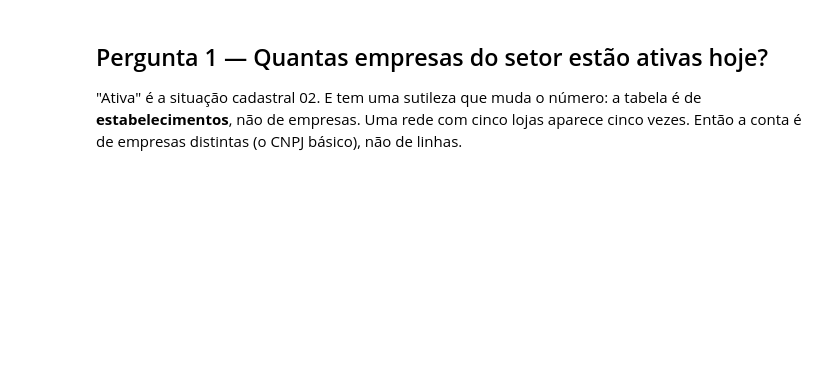
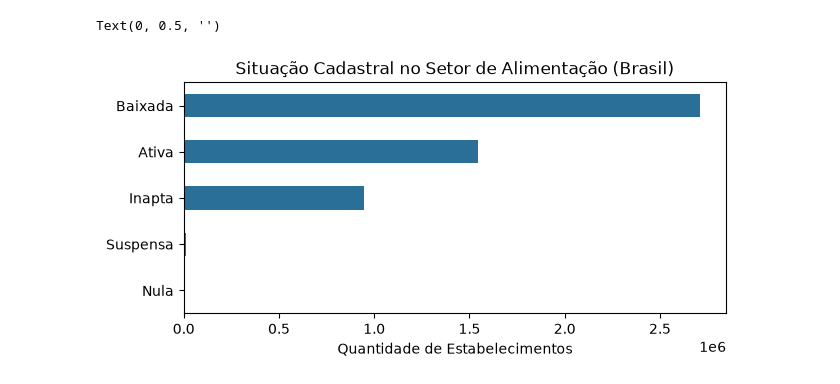
Before and after one commit to christiano-gonara/teste-abrasel-dados, a Jupyter notebook: notebooks/analise_abrasel.ipynb, the cells around one changed output. Cells and saved outputs as stored; diff of their text form; code cells hidden in the pictures; blank space fills up the shorter version.

```diff
--- a/notebooks/analise_abrasel.ipynb
+++ b/notebooks/analise_abrasel.ipynb
@@ -44,22 +18,20 @@ documentação oficial (salva em `docs/layout_rfb_cnpj.pdf`).
 # %%
 from pathlib import Path
-
 import duckdb
-import matplotlib.pyplot as plt
 import pandas as pd
 
-RAIZ = Path.cwd()
-if not (RAIZ / "dados").exists():          # se o notebook abrir de dentro de notebooks/
-    RAIZ = RAIZ.parent
+# Localiza os dados tratados
+RAIZ = Path.cwd() if (Path.cwd() / "dados").exists() else Path.cwd().parent
+con = duckdb.connect()
 
-con = duckdb.connect()
+# Visão analítica principal
 con.execute(f"CREATE VIEW base AS SELECT * FROM read_parquet('{RAIZ}/dados/tratados/base_afl.parquet')")
-con.execute(f"CREATE VIEW aberturas AS SELECT * FROM "
-            f"read_csv('{RAIZ}/dados/tratados/aberturas_por_ano.csv')")
 
-print(con.sql('''
-    SELECT count(*) AS estabelecimentos_do_setor,
-           count(DISTINCT cnpj_basico) AS empresas_do_setor
+# Total geral de registros no setor
+total = con.sql('''
+    SELECT count(*) AS total_estabelecimentos,
+           count(DISTINCT cnpj_basico) AS total_empresas
     FROM base
-''').df().to_string(index=False))
+''').df()
+total
 # %% [output]
@@ -179,6 +58,17 @@ resumo
-# %% [markdown]
-## Pergunta 1 — Quantas empresas do setor estão ativas hoje?
-
-"Ativa" é a situação cadastral 02. E tem uma sutileza que muda o número: a tabela é de
-**estabelecimentos**, não de empresas. Uma rede com cinco lojas aparece cinco vezes. Então a
-conta é de empresas distintas (o CNPJ básico), não de linhas.
+# %%
+# 2. Distribuição da situação cadastral do setor
+situacao = con.sql('''
+    SELECT situacao, count(*) AS total
+    FROM base
+    GROUP BY 1
+    ORDER BY total ASC
+''').df()
+
+# Gráfico direto via Pandas
+ax = situacao.plot.barh(x='situacao', y='total', legend=False, color='#2a6f97', figsize=(7, 3))
+ax.set_title("Situação Cadastral no Setor de Alimentação (Brasil)")
+ax.set_xlabel("Quantidade de Estabelecimentos")
+ax.set_ylabel("")
+# %% [output]
+Text(0, 0.5, '')
+[figure, added]
```
Also changed, not shown: parts of 34 cells of this notebook, 1 other file.
